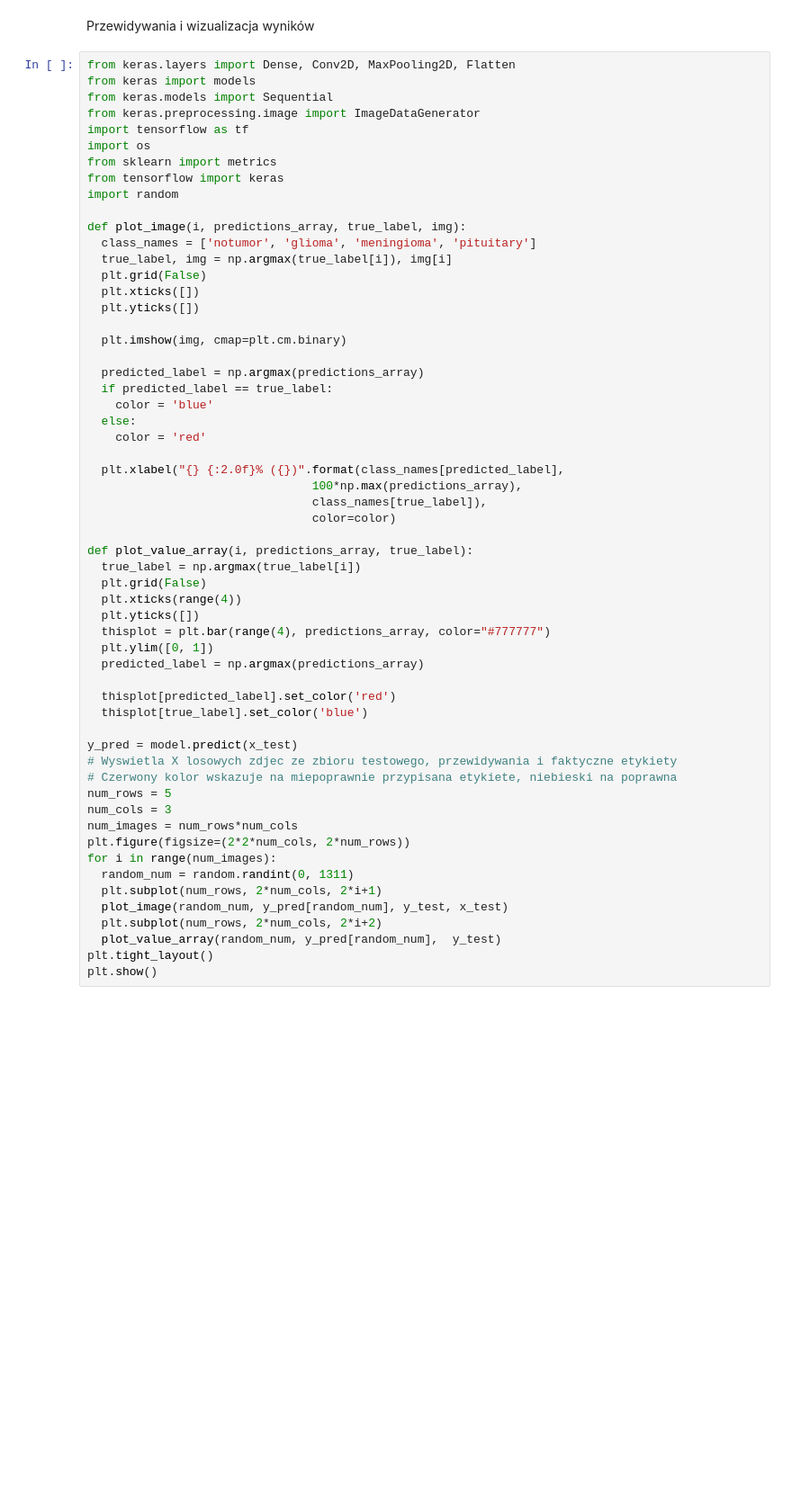
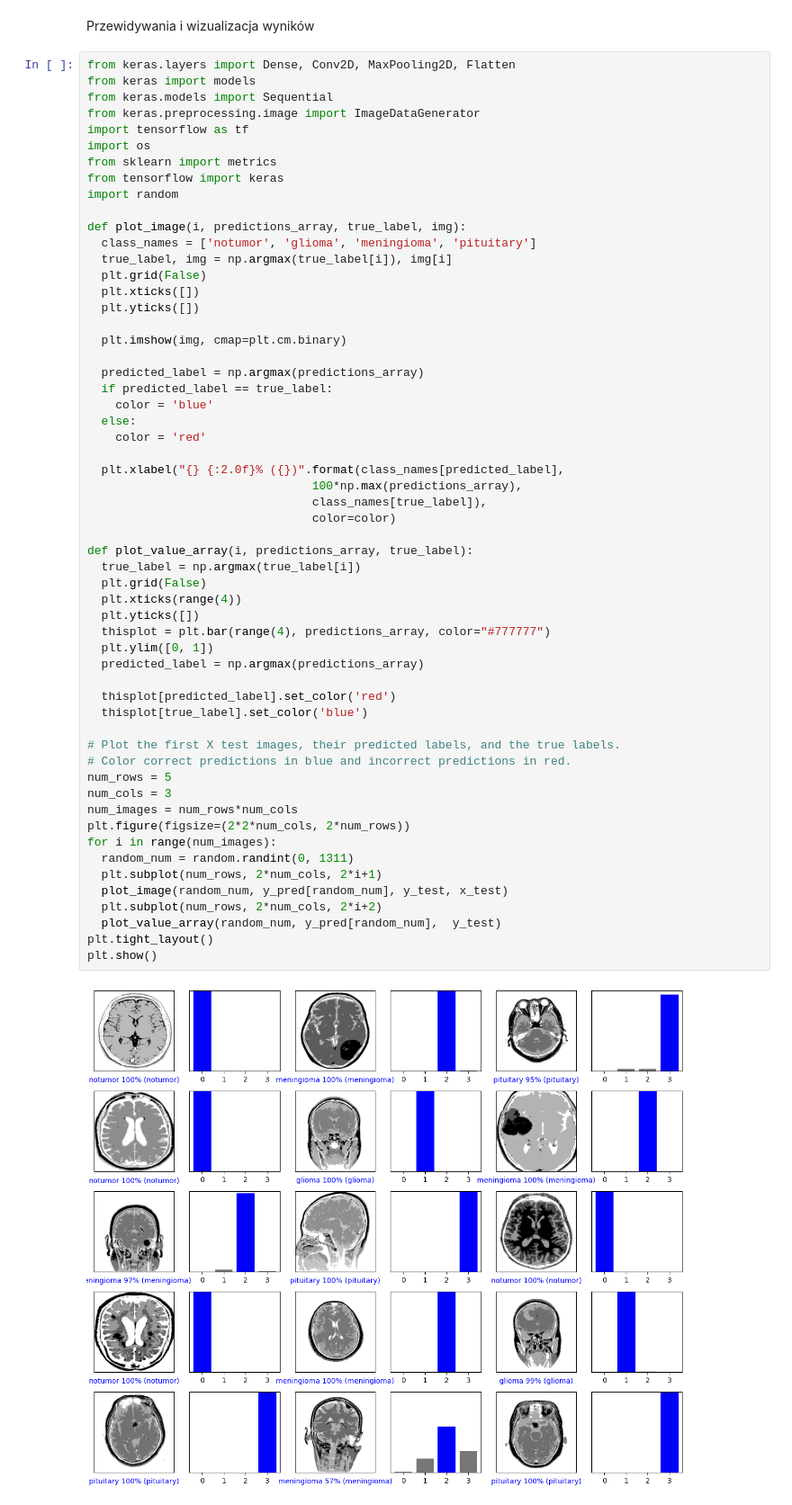
Before and after one commit to Caorxy/CNN-for-classification, a Jupyter notebook: projekt_pyt.ipynb, the cells around one changed output. Shown at 90% size. Drawn from its saved outputs; the diff is of its cells as text; blank space fills up the shorter version.

```diff
--- a/projekt_pyt.ipynb
+++ b/projekt_pyt.ipynb
@@ -385,33 +360,34 @@ def plot_image(i, predictions_array, true_label, img):
 
   plt.xlabel("{} {:2.0f}% ({})".format(class_names[predicted_label],
                                 100*np.max(predictions_array),
                                 class_names[true_label]),
                                 color=color)
 
 def plot_value_array(i, predictions_array, true_label):
   true_label = np.argmax(true_label[i])
   plt.grid(False)
   plt.xticks(range(4))
   plt.yticks([])
   thisplot = plt.bar(range(4), predictions_array, color="#777777")
   plt.ylim([0, 1])
   predicted_label = np.argmax(predictions_array)
 
   thisplot[predicted_label].set_color('red')
   thisplot[true_label].set_color('blue')
 
-y_pred = model.predict(x_test)
-# Wyswietla X losowych zdjec ze zbioru testowego, przewidywania i faktyczne etykiety
-# Czerwony kolor wskazuje na miepoprawnie przypisana etykiete, niebieski na poprawna
+# Plot the first X test images, their predicted labels, and the true labels.
+# Color correct predictions in blue and incorrect predictions in red.
 num_rows = 5
 num_cols = 3
 num_images = num_rows*num_cols
 plt.figure(figsize=(2*2*num_cols, 2*num_rows))
 for i in range(num_images):
   random_num = random.randint(0, 1311)
   plt.subplot(num_rows, 2*num_cols, 2*i+1)
   plot_image(random_num, y_pred[random_num], y_test, x_test)
   plt.subplot(num_rows, 2*num_cols, 2*i+2)
   plot_value_array(random_num, y_pred[random_num],  y_test)
 plt.tight_layout()
 plt.show()
+# %% [output]
+[figure, added]
```
Also changed, not shown: parts of 20 cells of this notebook.
